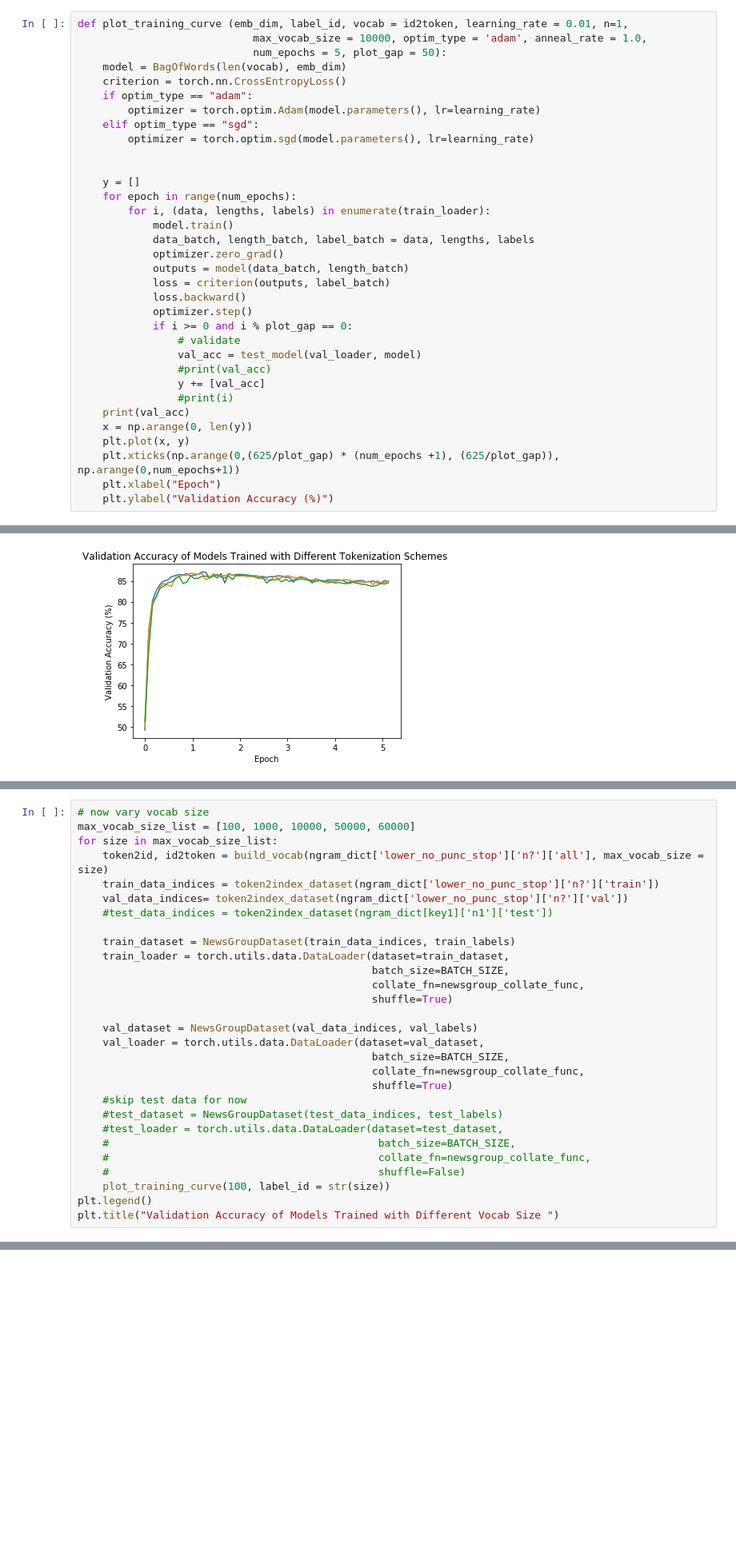
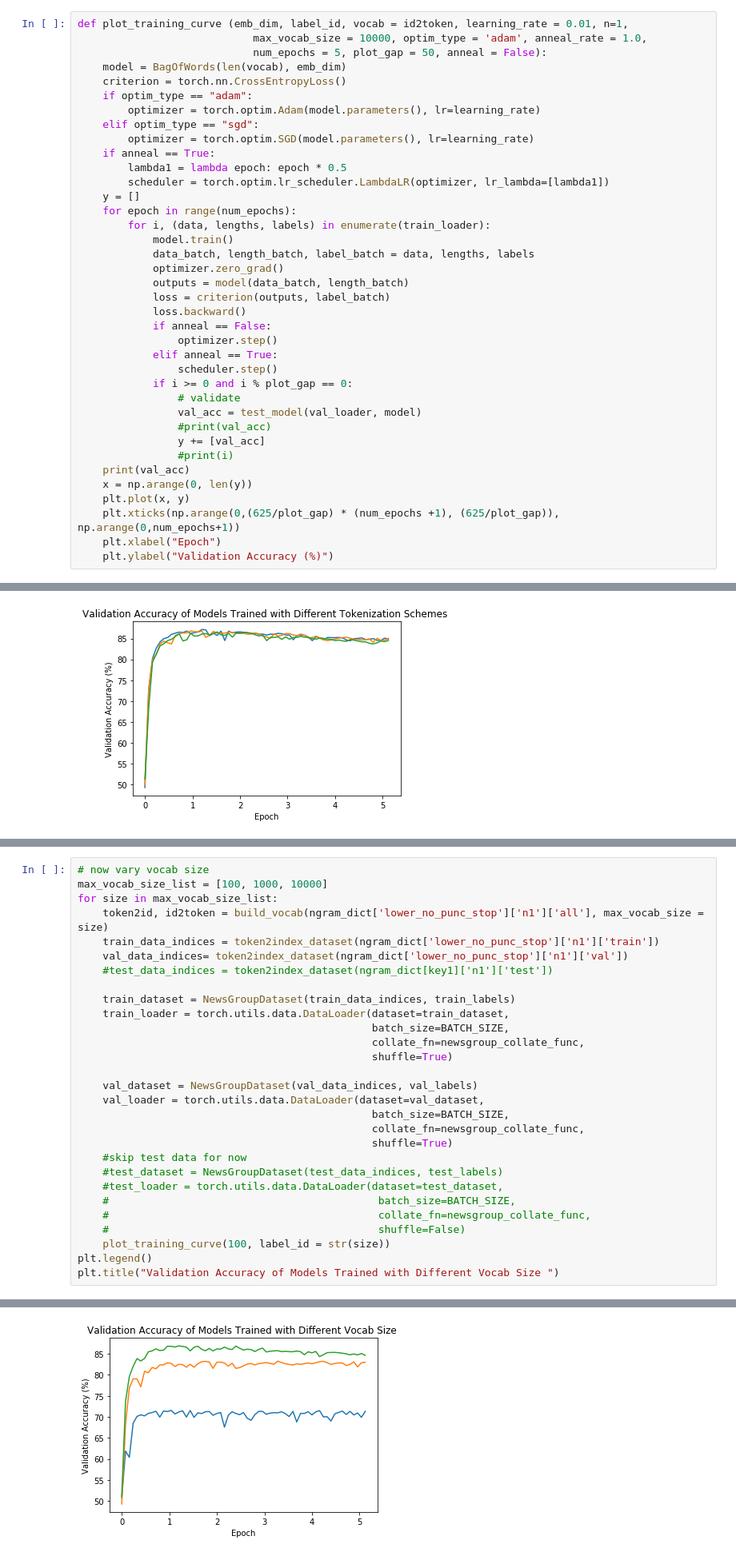
Before and after one commit to colinandrus/nlp_hw_fall2018, a Jupyter notebook: hw1_bow.ipynb, the cells around one changed output, grey strips where cells are left out. Shown: that part at 80% size. Saved outputs shown, nothing was run; the diff lists cells and outputs as text; blank space fills up the shorter version.

```diff
--- a/hw1_bow.ipynb
+++ b/hw1_bow.ipynb
@@ -391,15 +349,16 @@ print(len(test_data_tokens))
 # %%
 def plot_training_curve (emb_dim, label_id, vocab = id2token, learning_rate = 0.01, n=1,
                             max_vocab_size = 10000, optim_type = 'adam', anneal_rate = 1.0,
-                            num_epochs = 5, plot_gap = 50):
+                            num_epochs = 5, plot_gap = 50, anneal = False):
     model = BagOfWords(len(vocab), emb_dim)
     criterion = torch.nn.CrossEntropyLoss()
     if optim_type == "adam":
         optimizer = torch.optim.Adam(model.parameters(), lr=learning_rate)
     elif optim_type == "sgd":
-        optimizer = torch.optim.sgd(model.parameters(), lr=learning_rate)
-
-
+        optimizer = torch.optim.SGD(model.parameters(), lr=learning_rate)
+    if anneal == True:
+        lambda1 = lambda epoch: epoch * 0.5
+        scheduler = torch.optim.lr_scheduler.LambdaLR(optimizer, lr_lambda=[lambda1])
     y = []
     for epoch in range(num_epochs):
         for i, (data, lengths, labels) in enumerate(train_loader):
@@ -409,7 +368,10 @@ def plot_training_curve (emb_dim, label_id, vocab = id2token, learning_rate = 0.
             outputs = model(data_batch, length_batch)
             loss = criterion(outputs, label_batch)
             loss.backward()
-            optimizer.step()
+            if anneal == False:
+                optimizer.step()
+            elif anneal == True:
+                scheduler.step()
             if i >= 0 and i % plot_gap == 0:
                 # validate
                 val_acc = test_model(val_loader, model)
@@ -608,10 +564,10 @@ for key in n_list:
 # %%
 # now vary vocab size
-max_vocab_size_list = [100, 1000, 10000, 50000, 60000]
+max_vocab_size_list = [100, 1000, 10000]
 for size in max_vocab_size_list:
-    token2id, id2token = build_vocab(ngram_dict['lower_no_punc_stop']['n?']['all'], max_vocab_size = size)
-    train_data_indices = token2index_dataset(ngram_dict['lower_no_punc_stop']['n?']['train'])
-    val_data_indices= token2index_dataset(ngram_dict['lower_no_punc_stop']['n?']['val'])
+    token2id, id2token = build_vocab(ngram_dict['lower_no_punc_stop']['n1']['all'], max_vocab_size = size)
+    train_data_indices = token2index_dataset(ngram_dict['lower_no_punc_stop']['n1']['train'])
+    val_data_indices= token2index_dataset(ngram_dict['lower_no_punc_stop']['n1']['val'])
     #test_data_indices = token2index_dataset(ngram_dict[key1]['n1']['test'])
 
     train_dataset = NewsGroupDataset(train_data_indices, train_labels)
@@ -634,3 +590,4 @@ for size in max_vocab_size_list:
     plot_training_curve(100, label_id = str(size))
 plt.legend()
 plt.title("Validation Accuracy of Models Trained with Different Vocab Size ")
+# %% [output]
@@ -637,3 +598,4 @@ plt.title("Validation Accuracy of Models Trained with Different Vocab Size ")
+[figure, added]
 # %%
 # now vary embedding size:
 embd_size_list = [10, 100, 500, 1000]
```
Also changed, not shown: parts of 20 cells of this notebook.
